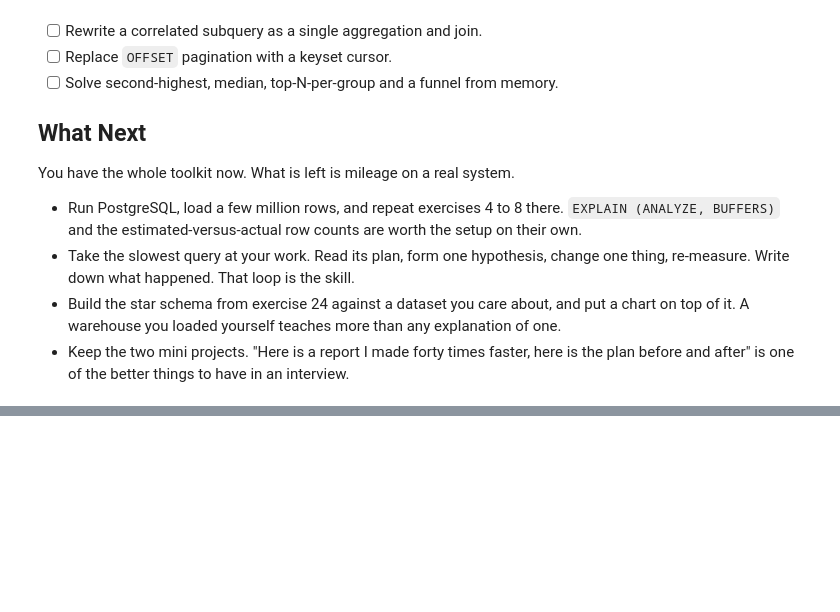
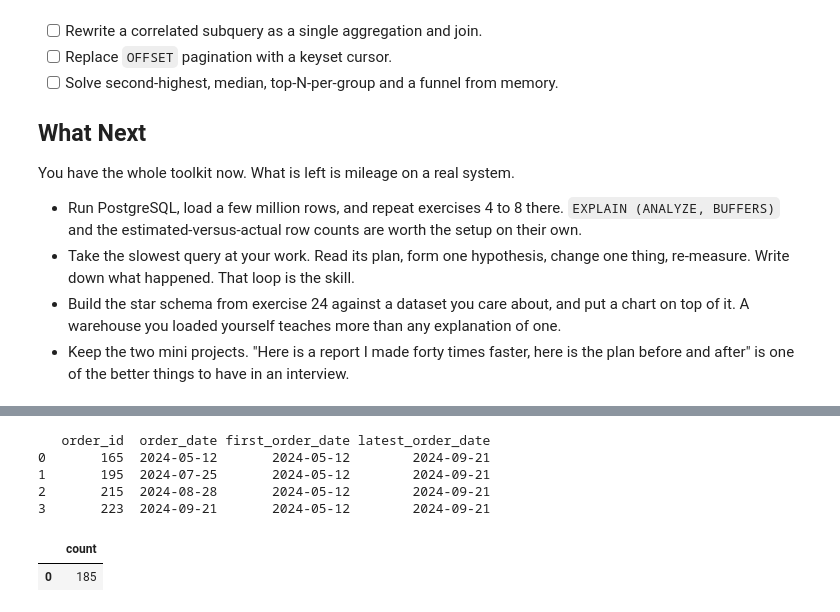
Before and after one commit to SumitYesade22/SQL, a Jupyter notebook: sql-advanced-exercises.ipynb, the cells around one changed output, grey strips where cells are left out. Drawn from its saved outputs; the diff is of its cells as text; code cells hidden in the pictures; blank space fills up the shorter version.

```diff
--- a/sql-advanced-exercises.ipynb
+++ b/sql-advanced-exercises.ipynb
@@ -1512,0 +1697,66 @@ You have the whole toolkit now. What is left is mileage on a real system.
+# %%
+sql="""SELECT
+    order_id,
+    order_date,
+    FIRST_VALUE(order_date) OVER (
+        PARTITION BY customer_id
+        ORDER BY order_date
+    ) AS first_order_date,
+    FIRST_VALUE(order_date) OVER (
+        PARTITION BY customer_id
+        ORDER BY order_date DESC
+    ) AS latest_order_date
+FROM orders
+WHERE customer_id = 1
+ORDER BY order_date;"""
+print(q(sql))
+# %% [output]
+   order_id  order_date first_order_date latest_order_date
+0       165  2024-05-12       2024-05-12        2024-09-21
+1       195  2024-07-25       2024-05-12        2024-09-21
+2       215  2024-08-28       2024-05-12        2024-09-21
+3       223  2024-09-21       2024-05-12        2024-09-21
+# %%
+run("DROP INDEX IF EXISTS idx_orders_customer")
+
+q("""
+EXPLAIN QUERY PLAN
+SELECT *
+FROM orders
+WHERE customer_id = 5
+""")
+run("CREATE INDEX idx_orders_customer ON orders(customer_id)")
+
+q("""
+EXPLAIN QUERY PLAN
+SELECT *
+FROM orders
+WHERE customer_id = 5
+""")
+q("""
+EXPLAIN QUERY PLAN
+SELECT *
+FROM orders
+WHERE strftime('%Y', order_date) = '2024'
+""")
+q("""
+EXPLAIN QUERY PLAN
+SELECT *
+FROM orders
+WHERE order_date >= '2024-01-01'
+  AND order_date < '2025-01-01'
+""")
+q("""
+SELECT COUNT(*) AS count
+FROM orders
+WHERE strftime('%Y', order_date) = '2024'
+""")
+q("""
+SELECT COUNT(*) AS count
+FROM orders
+WHERE order_date >= '2024-01-01'
+  AND order_date < '2025-01-01'
+""")
+# %% [output]
+|  | count |
+| 0 | 185 |
```
Also changed, not shown: parts of 9 cells of this notebook.
